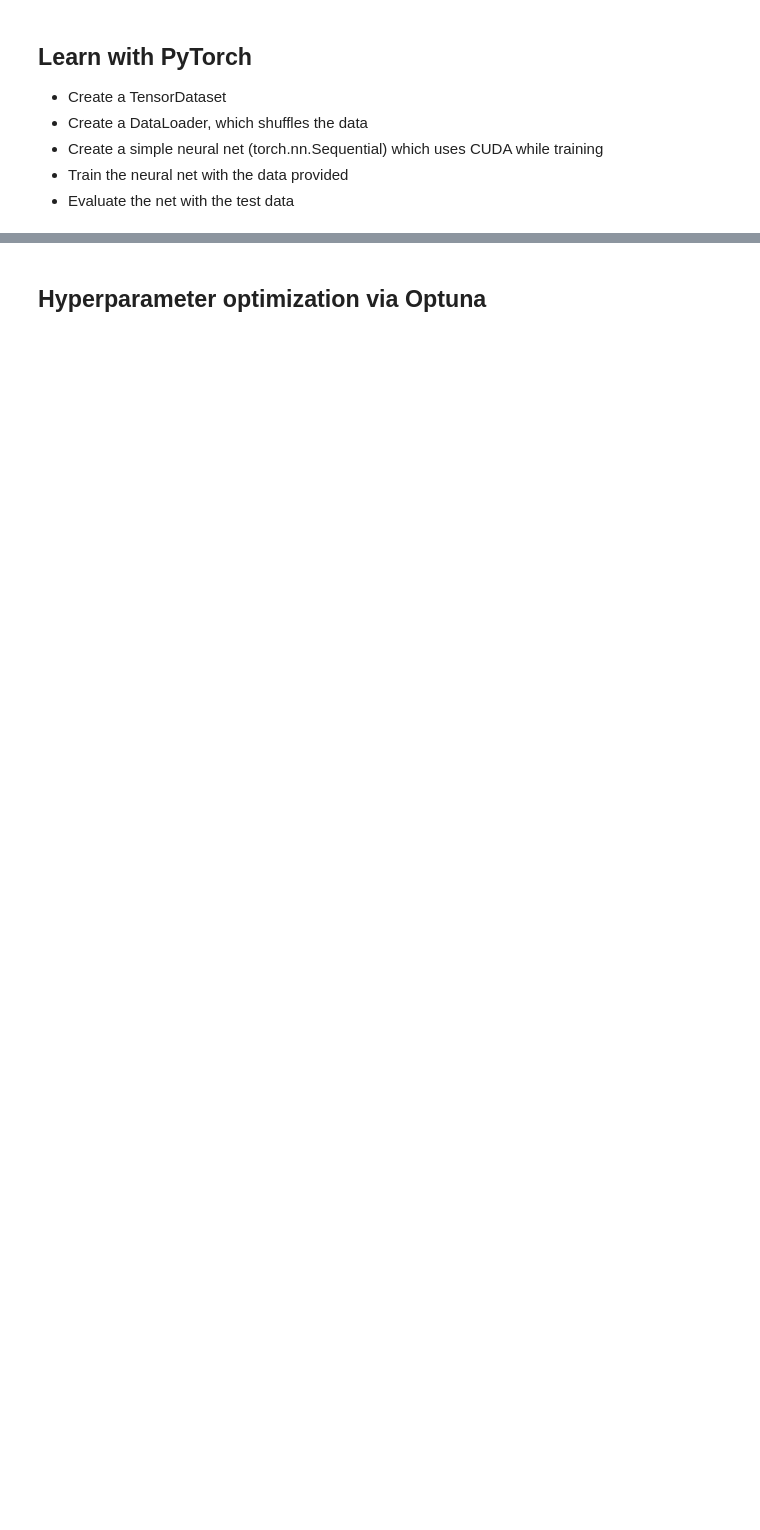
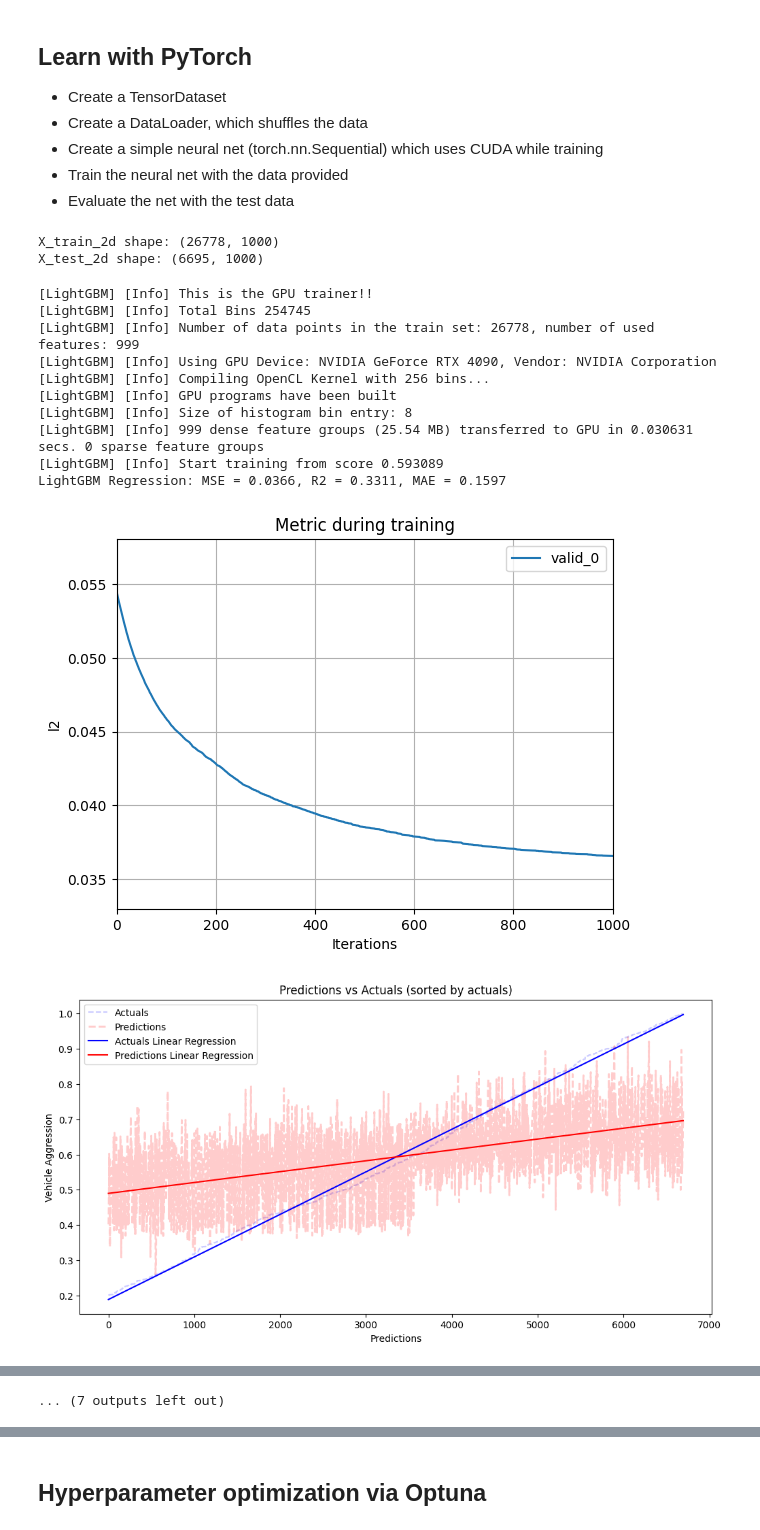
Before and after one commit to HLCaptain/hawk-ai, a Jupyter notebook: model/aggression_prediction.ipynb, the cells around one changed output, grey strips where cells are left out. Cells and saved outputs as stored; diff of their text form; code cells hidden in the pictures; blank space fills up the shorter version.

Commit message:
Update on loading imu data and neural networks. Added customizable options.

```diff
--- a/model/aggression_prediction.ipynb
+++ b/model/aggression_prediction.ipynb
@@ -150,7 +219,7 @@ train_dataset_2d = TensorDataset(X_train_tensor_2d, y_train_tensor)
 test_dataset = TensorDataset(X_test_tensor, y_test_tensor)
 test_dataset_2d = TensorDataset(X_test_tensor_2d, y_test_tensor)
 
-batch_size = 128
+batch_size = 32
 train_loader = DataLoader(train_dataset, batch_size=batch_size, shuffle=True)
 train_loader_2d = DataLoader(train_dataset_2d, batch_size=batch_size, shuffle=True)
 test_loader = DataLoader(test_dataset, batch_size=batch_size)
@@ -163,3 +232,6 @@ test_loader_2d = DataLoader(test_dataset_2d, batch_size=batch_size)
 # rnn_test_dataset = TensorDataset(X_test_rnn, y_test_tensor)
 # rnn_train_loader = DataLoader(rnn_train_dataset, batch_size=rnn_batch_size, shuffle=True)
 # rnn_test_loader = DataLoader(rnn_test_dataset, batch_size=rnn_batch_size)
+# %% [output]
+X_train_2d shape: (26778, 1000)
+X_test_2d shape: (6695, 1000)
@@ -197,3 +306,72 @@ from sklearn.metrics import mean_squared_error, r2_score
 # print("Linear Regression: MSE = {:.4f}, R2 = {:.4f}".format(mse_lr, r2_lr))
 # print("Random Forest: MSE = {:.4f}, R2 = {:.4f}".format(mse_rf, r2_rf))
 # print("Support Vector Regression: MSE = {:.4f}, R2 = {:.4f}".format(mse_svr, r2_svr))
+# %%
+import lightgbm as lgb
+import numpy as np
+from sklearn.metrics import mean_squared_error, r2_score, mean_absolute_error
+import optuna
+from random import choice
+
+# Prepare the dataset
+train_data = lgb.Dataset(X_train_2d, label=y_train)
+test_data = lgb.Dataset(X_test_2d, label=y_test, reference=train_data)
+
+def train_and_eval_lgb(boosting_type):
+    # Set up the model parameters
+    params = {
+        'boosting_type': boosting_type,
+        'objective': 'regression',
+        'metric': 'mse',
+        'device_type': 'gpu',
+        'n_jobs': -1,
+        'early_stopping_rounds': 50,
+        'num_boost_round': 1000,
+        'learning_rate': 0.01,
+        # 'num_iterations': 500,
+        # 'num_leaves': 31,
+    }
+
+    evals_result = {}
+
+    # Train the model
+    callback = lgb.record_evaluation(evals_result)
+    gbm = lgb.train(params, train_data, valid_sets=[test_data], callbacks=[callback])
+
+    # Make predictions
+    y_pred_lgb = gbm.predict(X_test_2d)
+
+    # Calculate metrics
+    mse_lgb = mean_squared_error(y_test, y_pred_lgb)
+    r2_lgb = r2_score(y_test, y_pred_lgb)
+    mae_lgb = mean_absolute_error(y_test, y_pred_lgb)
+
+    # Plot metrics
+    lgb.plot_metric(evals_result)
+
+    print("LightGBM Regression: MSE = {:.4f}, R2 = {:.4f}, MAE = {:.4f}".format(mse_lgb, r2_lgb, mae_lgb))
+
+    plot_evaluation(actuals=y_test, predictions=y_pred_lgb)
+
+    return mse_lgb, r2_lgb, mae_lgb
+
+results = []
+for boosting_type in ['gbdt', 'dart', 'goss']:
+    train_and_eval_lgb(boosting_type)
+    results.append(train_and_eval_lgb(boosting_type))
+
+for result in results:
+    print(result)
+# %% [output]
+[LightGBM] [Info] This is the GPU trainer!!
+[LightGBM] [Info] Total Bins 254745
+[LightGBM] [Info] Number of data points in the train set: 26778, number of used features: 999
+[LightGBM] [Info] Using GPU Device: NVIDIA GeForce RTX 4090, Vendor: NVIDIA Corporation
+[LightGBM] [Info] Compiling OpenCL Kernel with 256 bins...
+[LightGBM] [Info] GPU programs have been built
+[LightGBM] [Info] Size of histogram bin entry: 8
+[LightGBM] [Info] 999 dense feature groups (25.54 MB) transferred to GPU in 0.030631 secs. 0 sparse feature groups
+[LightGBM] [Info] Start training from score 0.593089
+LightGBM Regression: MSE = 0.0366, R2 = 0.3311, MAE = 0.1597
+[figure, added]
+[figure, added]
@@ -200,3 +414,4 @@ from sklearn.metrics import mean_squared_error, r2_score
+... (7 outputs left out)
 # %%
 import lightgbm as lgb
 import numpy as np
```
Also changed, not shown: parts of 22 cells of this notebook.
